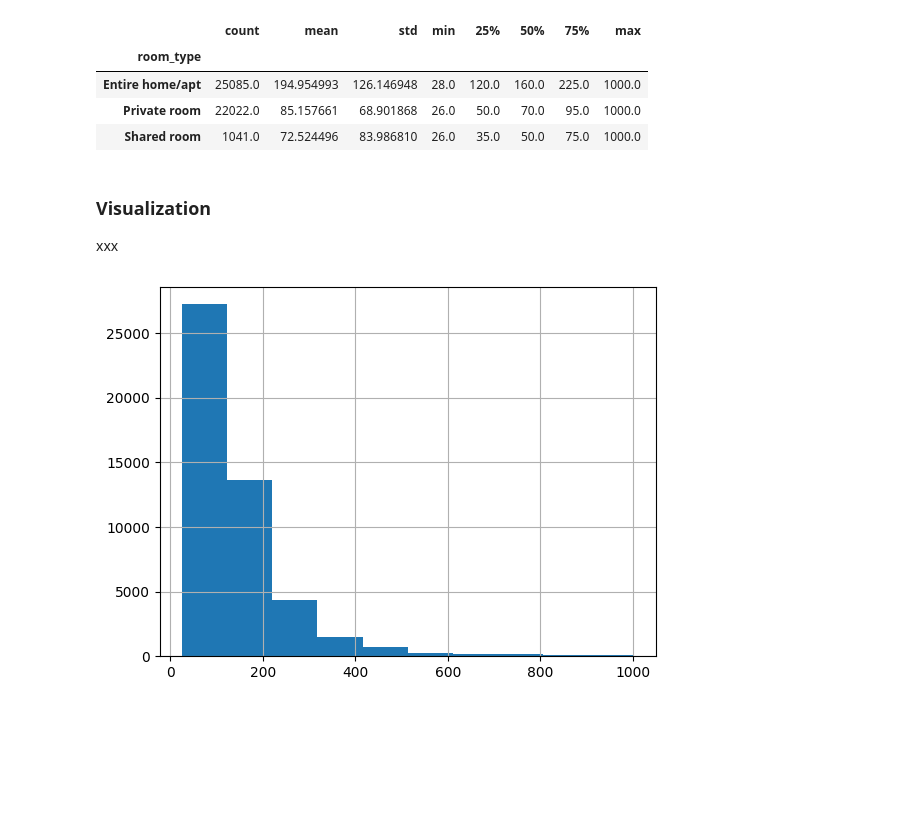
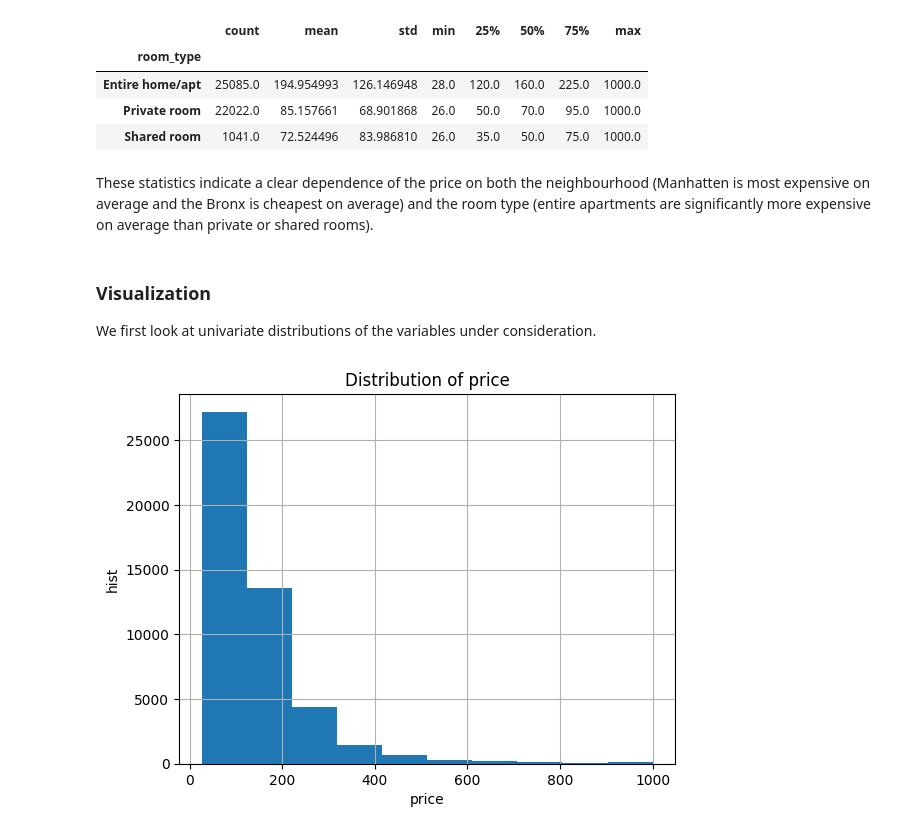
Before and after one commit to agrotz-msai/ai-programming-foundations-project, a Jupyter notebook: data_workflow.ipynb, the cells around one changed output. Drawn from its saved outputs; the diff is of its cells as text; code cells hidden in the pictures; blank space fills up the shorter version.

```diff
--- a/data_workflow.ipynb
+++ b/data_workflow.ipynb
@@ -249,13 +257,19 @@ get_grouped_stats(df, 'price', 'room_type')
 | Entire home/apt | 25085.0 | 194.954993 | 126.146948 | 28.0 | 120.0 | 160.0 | 225.0 | 1000.0 |
 | Private room | 22022.0 | 85.157661 | 68.901868 | 26.0 | 50.0 | 70.0 | 95.0 | 1000.0 |
 | Shared room | 1041.0 | 72.524496 | 83.986810 | 26.0 | 35.0 | 50.0 | 75.0 | 1000.0 |
+# %% [markdown]
+These statistics indicate a clear dependence of the price on both the neighbourhood (Manhatten is most expensive on average and the Bronx is cheapest on average) and the room type (entire apartments are significantly more expensive on average than private or shared rooms).
 # %% [markdown]
 <a id='visual'></a>
 ### Visualization
 
-xxx
+We first look at univariate distributions of the variables under consideration.
 # %%
-df.price.hist();
+ax = df.price.hist();
+plt.xlabel('price')
+plt.ylabel('hist')
+plt.title('Distribution of price')
+plt.show()
 # %% [output]
-[figure, old version]
+[figure, new version]
 # %%
```
Also changed, not shown: parts of 24 cells of this notebook, 1 other file.
